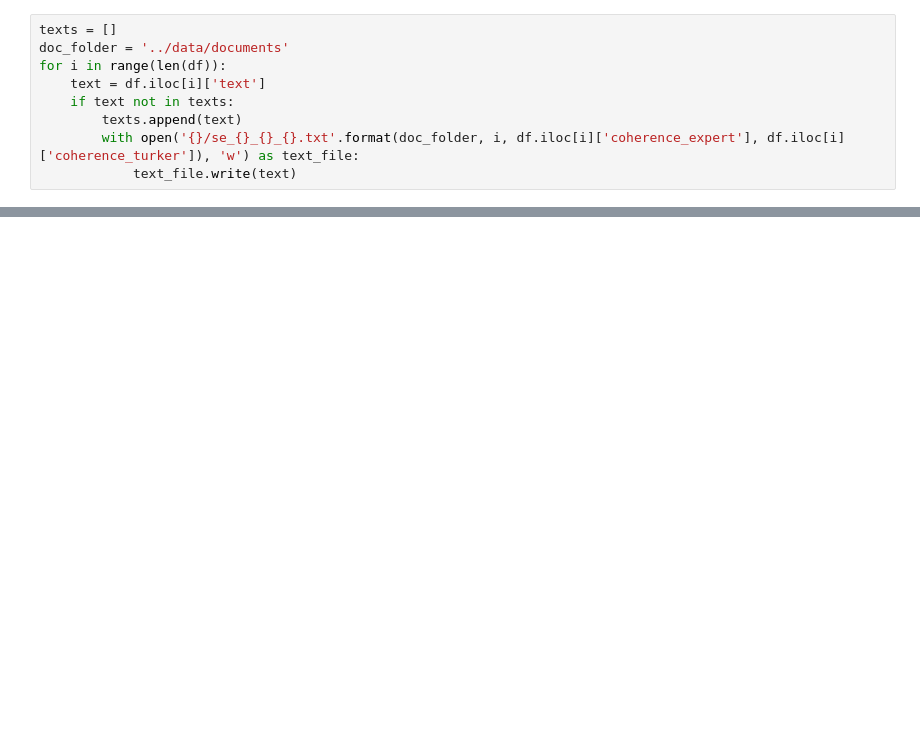
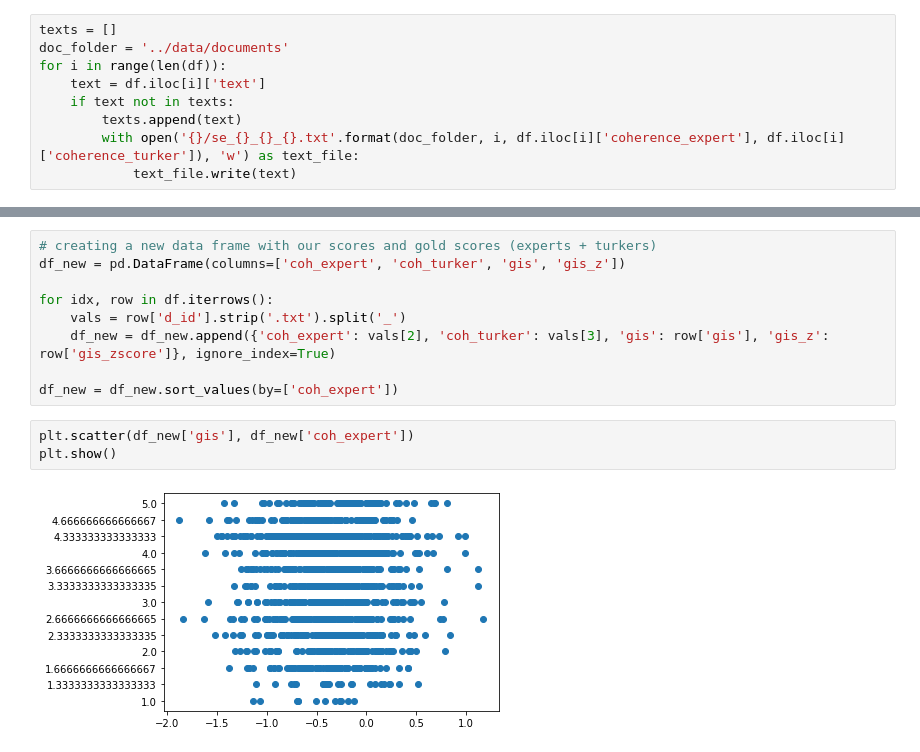
Before and after one commit to phosseini/GisPy, a Jupyter notebook: notebooks/SummEval.ipynb, the cells around one changed output, grey strips where cells are left out. Cells and saved outputs as stored; diff of their text form; blank space fills up the shorter version.

```diff
--- a/notebooks/SummEval.ipynb
+++ b/notebooks/SummEval.ipynb
@@ -42,0 +56,14 @@ for i in range(len(df)):
+# %%
+# creating a new data frame with our scores and gold scores (experts + turkers)
+df_new = pd.DataFrame(columns=['coh_expert', 'coh_turker', 'gis', 'gis_z'])
+
+for idx, row in df.iterrows():
+    vals = row['d_id'].strip('.txt').split('_')
+    df_new = df_new.append({'coh_expert': vals[2], 'coh_turker': vals[3], 'gis': row['gis'], 'gis_z': row['gis_zscore']}, ignore_index=True)
+
+df_new = df_new.sort_values(by=['coh_expert'])
+# %%
+plt.scatter(df_new['gis'], df_new['coh_expert'])
+plt.show()
+# %% [output]
+[figure, added]
```
Also changed, not shown: parts of 10 cells of this notebook, 2 other files.
